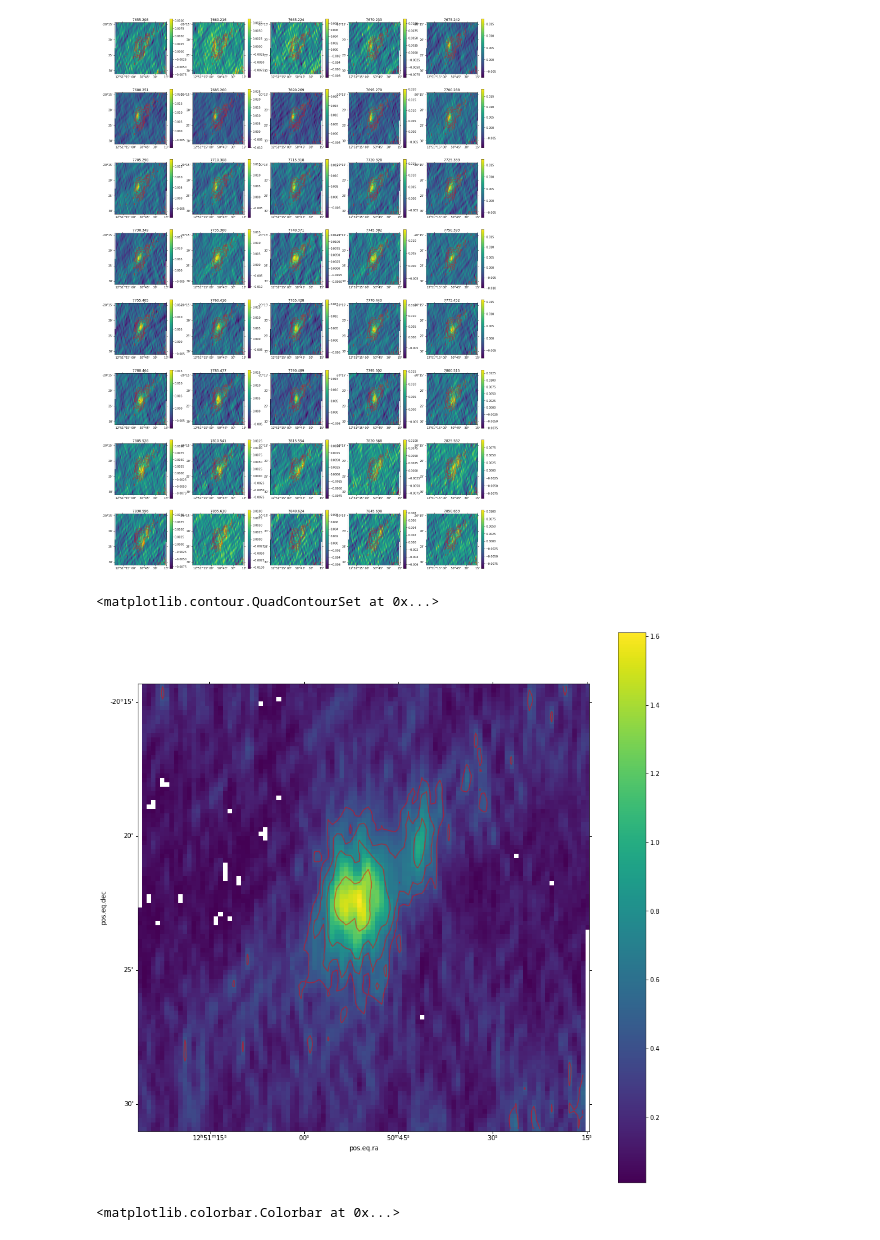
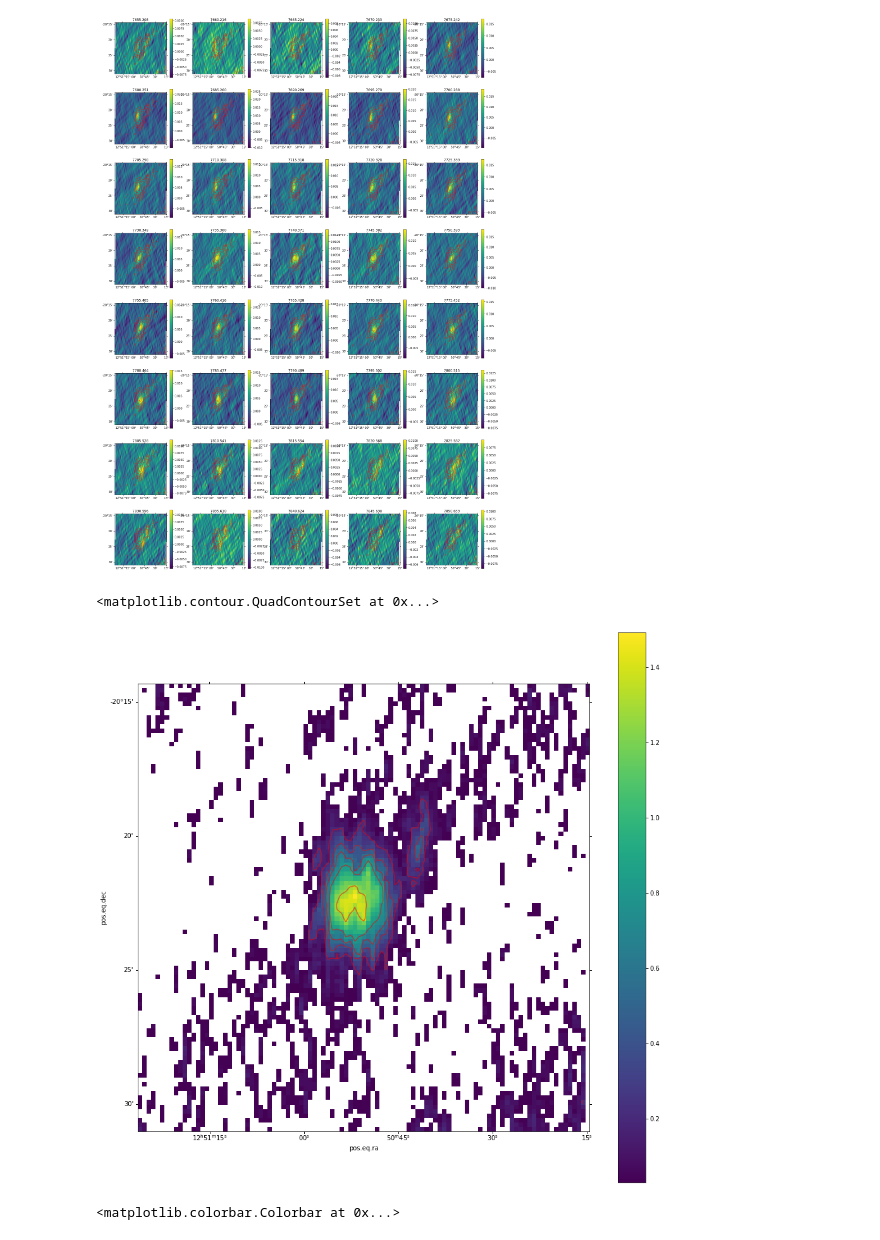
Before and after one commit to spectram/meerchoirs, a Jupyter notebook: g2atca-analysis.ipynb, the cells around one changed output. Drawn from its saved outputs; the diff is of its cells as text; code cells hidden in the pictures.

```diff
--- a/g2atca-analysis.ipynb
+++ b/g2atca-analysis.ipynb
@@ -42,26 +42,22 @@ for ii, i in enumerate(chan):
 # %% [output]
 [figure]
 # %%
-mask= (velcube_chan > 0.005 *U.Jy/U.beam) & (velcube_chan < 17 *U.Jy/U.beam)
+mask= (velcube_chan > 0.006 *U.Jy/U.beam)
 vel_masked=velcube_chan.with_mask(mask)
 mom0_new=vel_masked.moment(order=0,axis=0,how='auto') #mom0
 
-#Moment Map with immoments
-#ctask.immoments(imagename=path+'j1250-atca',moments=[0],axis='spectral',chans='51~91',outfile=momimage,includepix=[0.002,17])
-#ctask.exportfits(imagename=momimage, fitsimage=momimage+'.fits', overwrite=True)
-
 plt.figure(figsize=(16,16))
 mo=plt.subplot(1,1,1,projection=velcube[0].wcs)
-mom0=mo.imshow(fits.getdata(momimage+'.fits',interpolation='hanning')[0,0,:,:])
+mom0=mo.imshow(mom0_new.data)
 plt.colorbar(mom0,ax=mo)
 
 # Overplot contours
 #levels = [3.5e19, 7e19, 20e19, 30e19, 40e19, 45e19]  # Define contour levels to use
-levels =[0.4, 0.57, 0.8, 1.27]
-mo.contour(fits.getdata(momimage+'.fits',interpolation='hanning')[0,0,:,:], colors=['red'], alpha=0.5, levels=levels)
+levels =[0.2, 0.4, 0.57, 0.8, 1.27]
+mo.contour(mom0_new, colors=['red'], alpha=0.5, levels=levels)
 # %% [output]
 <matplotlib.contour.QuadContourSet at 0x...>
-[figure, old version]
+[figure, new version]
 # %%
 #PV Slice extractor and SpectralCube
 
```
Also changed, not shown: parts of 6 cells of this notebook, 6 other files.
